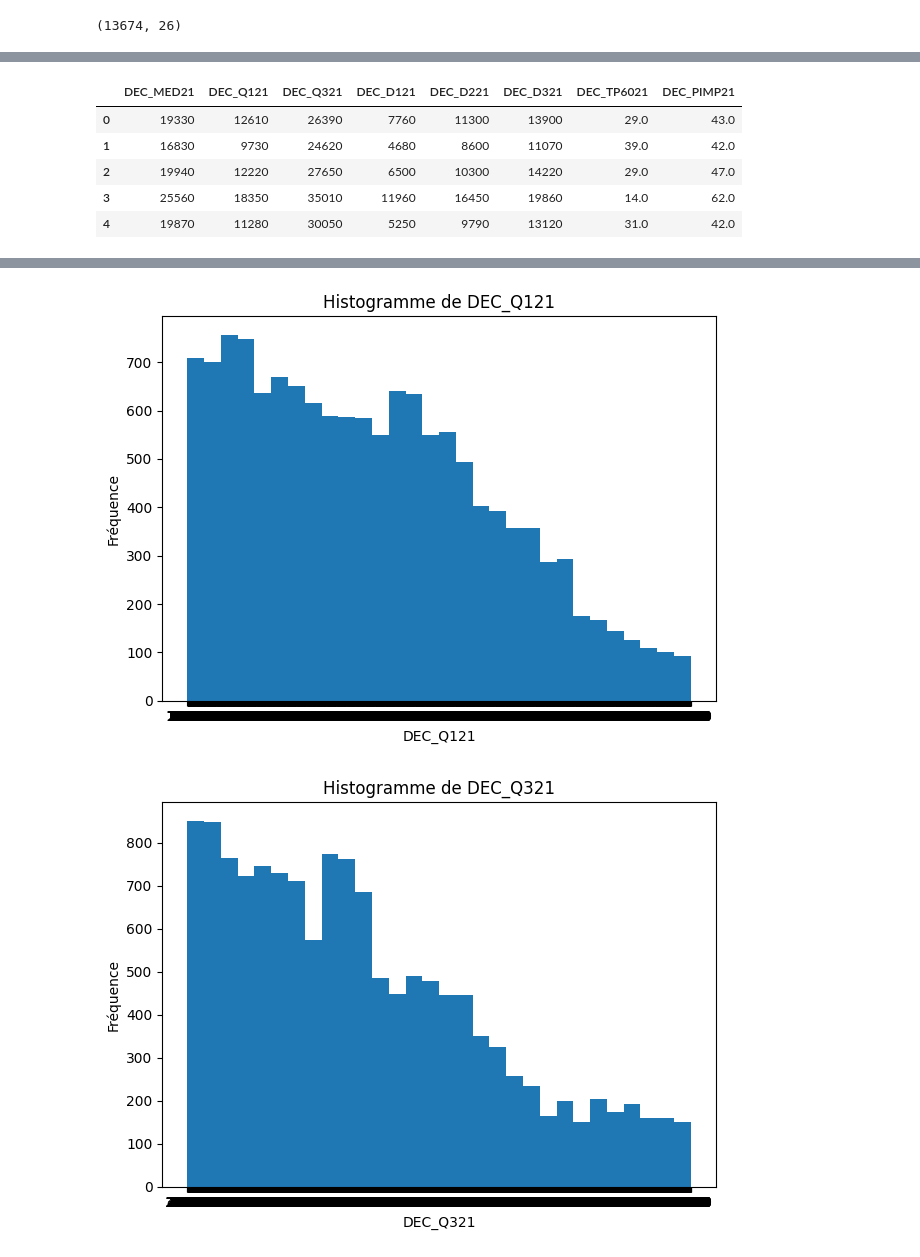
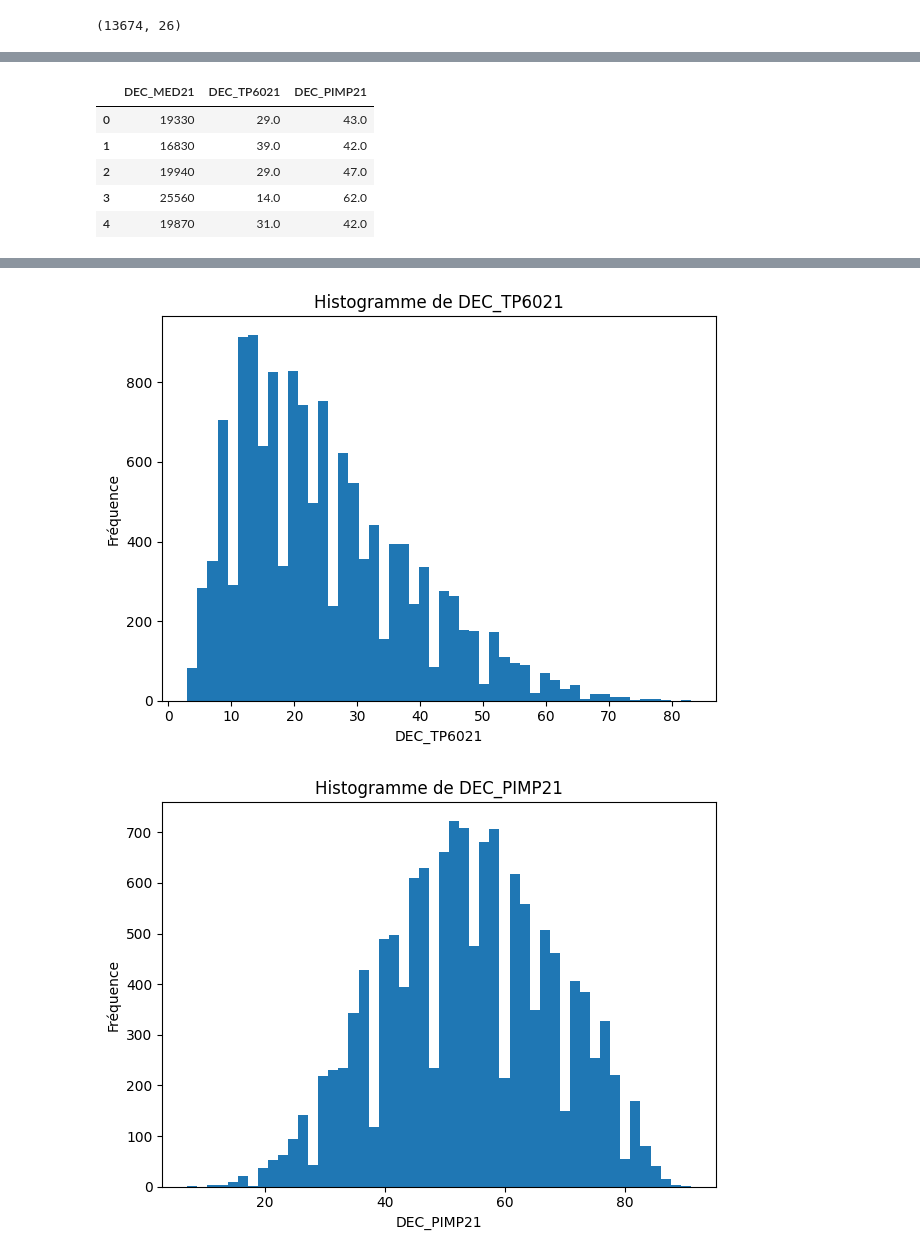
Before and after one commit to Bapt1st3/Iris-Income-Analysis, a Jupyter notebook: analye_dataset.ipynb, the cells around one changed output, grey strips where cells are left out. Saved outputs shown, nothing was run; the diff lists cells and outputs as text; code cells hidden in the pictures.

```diff
--- a/analye_dataset.ipynb
+++ b/analye_dataset.ipynb
@@ -105,11 +193,6 @@ df.describe()
 # %%
 vars_of_interest = [
     "DEC_MED21",    # Revenu médian
-    "DEC_Q121",     # Premier quartile
-    "DEC_Q321",     # Troisième quartile
-    "DEC_D121",     # Décile 1
-    "DEC_D221",     # Décile 2
-    "DEC_D321",     # Décile 3
     "DEC_TP6021",   # Taux de pauvreté
     "DEC_PIMP21"    # Part des impôts
 ]
@@ -117,17 +200,17 @@ vars_of_interest = [
 subset = df[vars_of_interest].copy()
 subset.head()
 # %% [output]
-|  | DEC_MED21 | DEC_Q121 | DEC_Q321 | DEC_D121 | DEC_D221 | DEC_D321 | DEC_TP6021 | DEC_PIMP21 |
-| 0 | 19330 | 12610 | 26390 | 7760 | 11300 | 13900 | 29.0 | 43.0 |
-| 1 | 16830 | 9730 | 24620 | 4680 | 8600 | 11070 | 39.0 | 42.0 |
-| 2 | 19940 | 12220 | 27650 | 6500 | 10300 | 14220 | 29.0 | 47.0 |
-| 3 | 25560 | 18350 | 35010 | 11960 | 16450 | 19860 | 14.0 | 62.0 |
-| 4 | 19870 | 11280 | 30050 | 5250 | 9790 | 13120 | 31.0 | 42.0 |
+|  | DEC_MED21 | DEC_TP6021 | DEC_PIMP21 |
+| 0 | 19330 | 29.0 | 43.0 |
+| 1 | 16830 | 39.0 | 42.0 |
+| 2 | 19940 | 29.0 | 47.0 |
+| 3 | 25560 | 14.0 | 62.0 |
+| 4 | 19870 | 31.0 | 42.0 |
 # %%
 for col in vars_of_interest:
     data = subset[col]
     plt.figure()
-    plt.hist(data, bins = 30)
+    plt.hist(data, bins = 50)
     plt.title(f"Histogramme de {col}")
     plt.xlabel(col)
     plt.ylabel("Fréquence")
@@ -138,2 +221,2 @@ for col in vars_of_interest:
-[figure, old version]
+[figure, new version]
-[figure, old version]
+[figure, new version]
```
Also changed, not shown: parts of 17 cells of this notebook, 1 other file.
